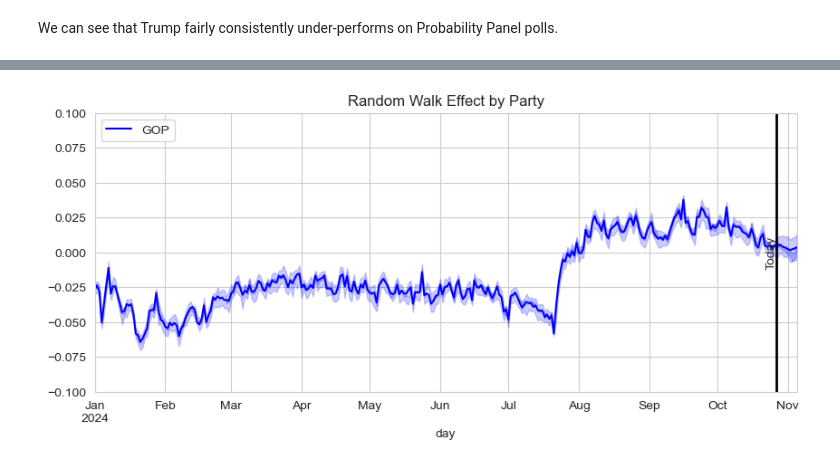
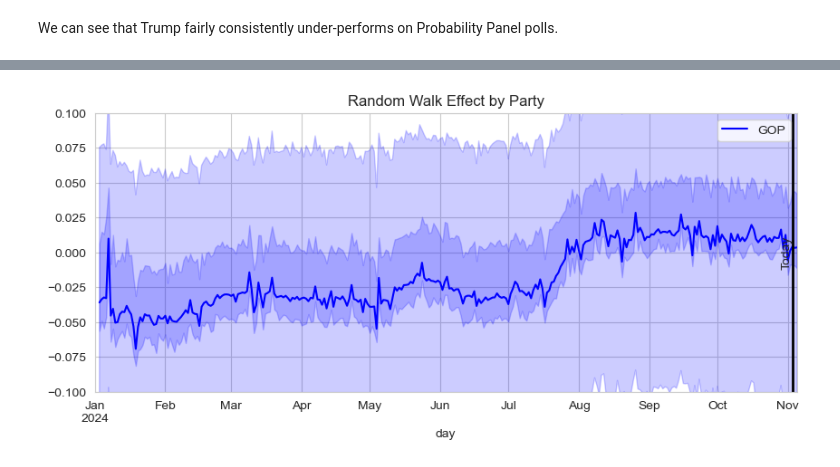
Before and after one commit to andrewpwalters/US-Presidential-Fundamentals, a Jupyter notebook: Notebooks/Polling Model - United States 2024 - Swing States Only.ipynb, the cells around one changed output, grey strips where cells are left out. Drawn from its saved outputs; the diff is of its cells as text; code cells hidden in the pictures.

```diff
--- a/Notebooks/Polling Model - United States 2024 - Swing States Only.ipynb
+++ b/Notebooks/Polling Model - United States 2024 - Swing States Only.ipynb
@@ -114,3 +134,7 @@ df = df.query("OTHER > 0")
+# %%
+df = df[df['state'].isin(df['state'].value_counts()[df['state'].value_counts() >= 10].index)]
+# %%
+df = df[df['state'].isin(['AZ','NV','GA','NC','PA','MI','WI'])]
 # %% [markdown]
 Two way Biden vs Trump, Biden loses by 0.3%. Kamala loses by 4.8%. This is because Kamala's polling occured more after the race moved in Trump's favor.
 # %%
@@ -700,11 +650,11 @@ with pm.Model(coords=COORDS) as twoway:
                                             dims="day")
     dem_day_effect  = pm.Deterministic("dem_day_effect", dem_ar + dem_random_walk, dims="day")
 
-    dem_pollster_effect = pm.Normal("dem_pollster_effect", 0, 0.2, dims="pollster")
-    dem_method_effect   = pm.Normal("dem_method_effect", 0, 0.2, dims="method")
-    dem_state_effect    = pm.Normal("dem_state_effect", 0, 0.2, dims="state")
-    dem_state_multi     = pm.Normal("dem_state_multi", 1, 0.2, dims="state")
-    dem_pop_effect      = pm.Normal("dem_pop_effect", 0, 0.2, dims="population")
+    dem_pollster_effect = pm.Normal("dem_pollster_effect", 0, 0.5, dims="pollster")
+    dem_method_effect   = pm.Normal("dem_method_effect", 0, 0.5, dims="method")
+    dem_state_effect    = pm.Normal("dem_state_effect", 0, 0.5, dims="state")
+    dem_state_multi     = pm.Normal("dem_state_multi", 1, 0.5, dims="state")
+    dem_pop_effect      = pm.Normal("dem_pop_effect", 0, 0.5, dims="population")
 
     dem_polling = pm.Deterministic("dem_polling", pm.math.invlogit(
         dem_pollster_effect[pollster_id] +
@@ -731,11 +681,11 @@ with pm.Model(coords=COORDS) as twoway:
                                             dims="day")
     gop_day_effect  = pm.Deterministic("gop_day_effect", gop_ar + gop_random_walk, dims="day")
 
-    gop_pollster_effect = pm.Normal("gop_pollster_effect", 0, 0.2, dims="pollster")
-    gop_method_effect   = pm.Normal("gop_method_effect", 0, 0.2, dims="method")
-    gop_state_effect    = pm.Normal("gop_state_effect", 0, 0.2, dims="state")
-    gop_state_multi     = pm.Normal("gop_state_multi", 1, 0.2, dims="state")
-    gop_pop_effect      = pm.Normal("gop_pop_effect", 0, 0.2, dims="population")
+    gop_pollster_effect = pm.Normal("gop_pollster_effect", 0, 0.5, dims="pollster")
+    gop_method_effect   = pm.Normal("gop_method_effect", 0, 0.5, dims="method")
+    gop_state_effect    = pm.Normal("gop_state_effect", 0, 0.5, dims="state")
+    gop_state_multi     = pm.Normal("gop_state_multi", 1, 0.5, dims="state")
+    gop_pop_effect      = pm.Normal("gop_pop_effect", 0, 0.5, dims="population")
 
     gop_polling = pm.Deterministic("gop_polling", pm.math.invlogit(
         gop_pollster_effect[pollster_id] +
@@ -762,11 +712,11 @@ with pm.Model(coords=COORDS) as twoway:
                                             dims="day")
     oth_day_effect  = pm.Deterministic("oth_day_effect", oth_ar + oth_random_walk, dims="day")
 
-    oth_pollster_effect = pm.Normal("oth_pollster_effect", 0, 0.2, dims="pollster")
-    oth_method_effect   = pm.Normal("oth_method_effect", 0, 0.2, dims="method")
-    oth_state_effect    = pm.Normal("oth_state_effect", 0, 0.2, dims="state")
-    oth_state_multi     = pm.Normal("oth_state_multi", 1, 0.2, dims="state")
-    oth_pop_effect      = pm.Normal("oth_pop_effect", 0, 0.2, dims="population")
+    oth_pollster_effect = pm.Normal("oth_pollster_effect", 0, 0.5, dims="pollster")
+    oth_method_effect   = pm.Normal("oth_method_effect", 0, 0.5, dims="method")
+    oth_state_effect    = pm.Normal("oth_state_effect", 0, 0.5, dims="state")
+    oth_state_multi     = pm.Normal("oth_state_multi", 1, 0.5, dims="state")
+    oth_pop_effect      = pm.Normal("oth_pop_effect", 0, 0.5, dims="population")
 
     oth_polling = pm.Deterministic("oth_polling", pm.math.invlogit(
         oth_pollster_effect[pollster_id] +
@@ -884,21 +827,21 @@ plt.show()
 # %%
 fig, ax = plt.subplots(figsize=(10, 4))
 
 (inv_logit(rw.dem_50) - inv_logit(rw.gop_50)).plot(color='blue', label=f'{abb}')
-plt.fill_between(rw.index, (inv_logit(rw.dem_03) - inv_logit(rw.gop_03)).ffill(), (inv_logit(rw.dem_97) - inv_logit(rw.gop_97)).ffill(), color='blue', alpha=0.2)
-plt.fill_between(rw.index, (inv_logit(rw.dem_25) - inv_logit(rw.gop_25)).ffill(), (inv_logit(rw.dem_75) - inv_logit(rw.gop_75)).ffill(), color='blue', alpha=0.2)
+plt.fill_between(rw.index, (inv_logit(rw.dem_03) - inv_logit(rw.gop_97)).ffill(), (inv_logit(rw.dem_97) - inv_logit(rw.gop_03)).ffill(), color='blue', alpha=0.2)
+plt.fill_between(rw.index, (inv_logit(rw.dem_25) - inv_logit(rw.gop_50)).ffill(), (inv_logit(rw.dem_75) - inv_logit(rw.gop_25)).ffill(), color='blue', alpha=0.2)
 
 ax.axvline(x=datetime.datetime.today(), color='black', linestyle='-', linewidth=2)
 plt.text(datetime.datetime.today(), 0, "Today", rotation=90, verticalalignment='center', horizontalalignment='right', fontsize=10)
 
 ax.set_xlim(dt.datetime(2024, 1, 1), dt.datetime(2024, 11, 5))
 ax.set_ylim(-.1,.1)
 ax.set_title("Random Walk Effect by Party")
 ax.legend()
 
 plt.show()
 # %% [output]
-[figure, old version]
+[figure, new version]
 # %%
 states = df['state'].unique()
 parties = ['dem','gop','margin','oth']
```
Also changed, not shown: parts of 78 cells of this notebook, 13 other files.
